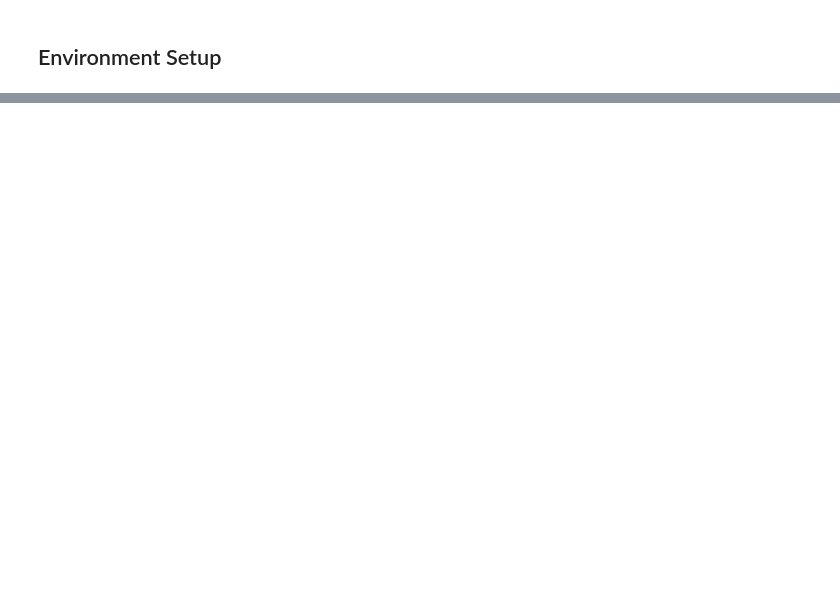
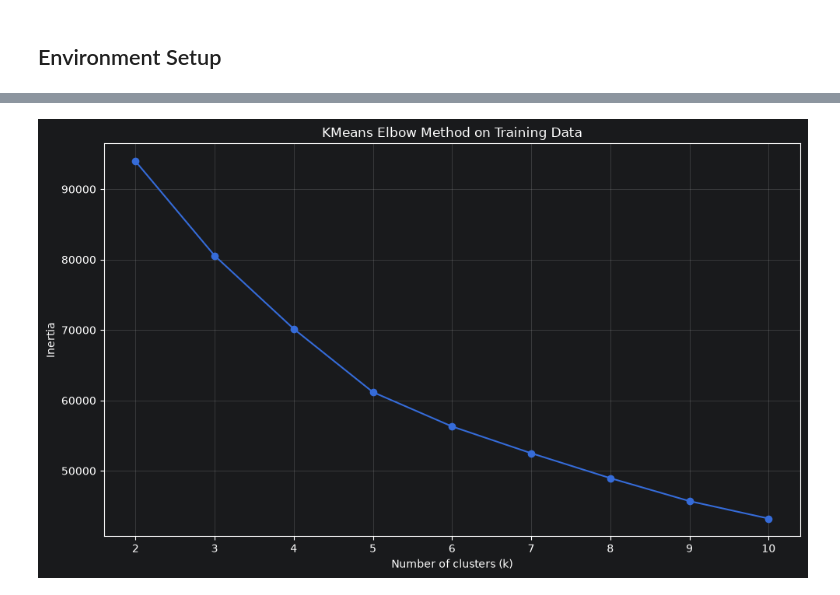
Before and after one commit to fundthmcalculus/grad-school, a Jupyter notebook: CS6101/Phillips_Project_Final.ipynb, the cells around one changed output, grey strips where cells are left out. Saved outputs shown, nothing was run; the diff lists cells and outputs as text; code cells hidden in the pictures; blank space fills up the shorter version.

```diff
--- a/CS6101/Phillips_Project_Final.ipynb
+++ b/CS6101/Phillips_Project_Final.ipynb
@@ -267,0 +1431,98 @@ print("✅ Public checks passed.")
+# %%
+from sklearn.cluster import KMeans
+from sklearn.metrics import silhouette_score
+
+# Cluster only on training features to avoid label leakage.
+k_values = range(2, 11)
+kmeans_inertia = []
+kmeans_silhouette_scores = []
+
+for k in k_values:
+    kmeans_candidate = KMeans(n_clusters=k, random_state=RANDOM_STATE, n_init=10)
+    candidate_cluster_labels = kmeans_candidate.fit_predict(X_train)
+    kmeans_inertia.append(kmeans_candidate.inertia_)
+    kmeans_silhouette_scores.append(silhouette_score(X_train, candidate_cluster_labels))
+
+plt.figure(figsize=(10, 6))
+plt.plot(list(k_values), kmeans_inertia, marker="o")
+plt.xlabel("Number of clusters (k)")
+plt.ylabel("Inertia")
+plt.title("KMeans Elbow Method on Training Data")
+plt.grid(True, alpha=0.3)
+plt.tight_layout()
+plt.show()
+
+kmeans_elbow_df = pd.DataFrame({
+    "k": list(k_values),
+    "Inertia": kmeans_inertia,
+    "Silhouette Score": kmeans_silhouette_scores,
+})
+
+display(kmeans_elbow_df)
+
+# Choose the cluster count with the best silhouette score after reviewing the elbow curve.
+optimal_k = int(kmeans_elbow_df.loc[kmeans_elbow_df["Silhouette Score"].idxmax(), "k"])
+print(f"Selected optimal number of clusters: {optimal_k}")
+
+kmeans_model = KMeans(n_clusters=optimal_k, random_state=RANDOM_STATE, n_init=10)
+X_train_cluster_labels = kmeans_model.fit_predict(X_train)
+X_test_cluster_labels = kmeans_model.predict(X_test)
+
+X_train_clustered = X_train.copy()
+X_test_clustered = X_test.copy()
+
+X_train_clustered["KMeans_Cluster"] = X_train_cluster_labels
+X_test_clustered["KMeans_Cluster"] = X_test_cluster_labels
+
+train_cluster_summary_df = pd.DataFrame({
+    "KMeans_Cluster": X_train_cluster_labels,
+    "Regression_Label": y_reg_train,
+    "Classification_Label": y_cls_train,
+}).groupby("KMeans_Cluster").agg(
+    Count=("KMeans_Cluster", "size"),
+    Regression_Label_Mean=("Regression_Label", "mean"),
+    Regression_Label_Std=("Regression_Label", "std"),
+    Most_Common_Class=("Classification_Label", lambda values: values.value_counts().idxmax()),
+)
+
+display(train_cluster_summary_df)
+
+clustered_regression_model = RandomForestRegressor(
+    random_state=RANDOM_STATE,
+    n_jobs=-1,
+    **best_regression_model["Best Params"],
+)
+clustered_regression_model.fit(X_train_clustered, y_reg_train)
+clustered_y_reg_pred = clustered_regression_model.predict(X_test_clustered)
+
+clustered_classification_model = RandomForestClassifier(
+    random_state=RANDOM_STATE,
+    n_jobs=-1,
+    **best_classification_model["Best Params"],
+)
+clustered_classification_model.fit(X_train_clustered, y_cls_train)
+clustered_y_cls_pred = clustered_classification_model.predict(X_test_clustered)
+
+clustered_model_results_df = pd.DataFrame([
+    {
+        "Task": "Regression with KMeans Cluster Feature",
+        "Model": "RandomForestRegressor",
+        "k": optimal_k,
+        "R2": r2_score(y_reg_test, clustered_y_reg_pred),
+        "MSE": mean_squared_error(y_reg_test, clustered_y_reg_pred),
+        "MAE": mean_absolute_error(y_reg_test, clustered_y_reg_pred),
+    },
+    {
+        "Task": "Classification with KMeans Cluster Feature",
+        "Model": "RandomForestClassifier",
+        "k": optimal_k,
+        "Accuracy": accuracy_score(y_cls_test, clustered_y_cls_pred),
+        "F1": f1_score(y_cls_test, clustered_y_cls_pred, average="weighted", zero_division=0),
+        "Precision": precision_score(y_cls_test, clustered_y_cls_pred, average="weighted", zero_division=0),
+        "Recall": recall_score(y_cls_test, clustered_y_cls_pred, average="weighted", zero_division=0),
+    },
+])
+
+display(clustered_model_results_df)
+# %% [output]
+[figure, added]
```
Also changed, not shown: parts of 44 cells of this notebook.
